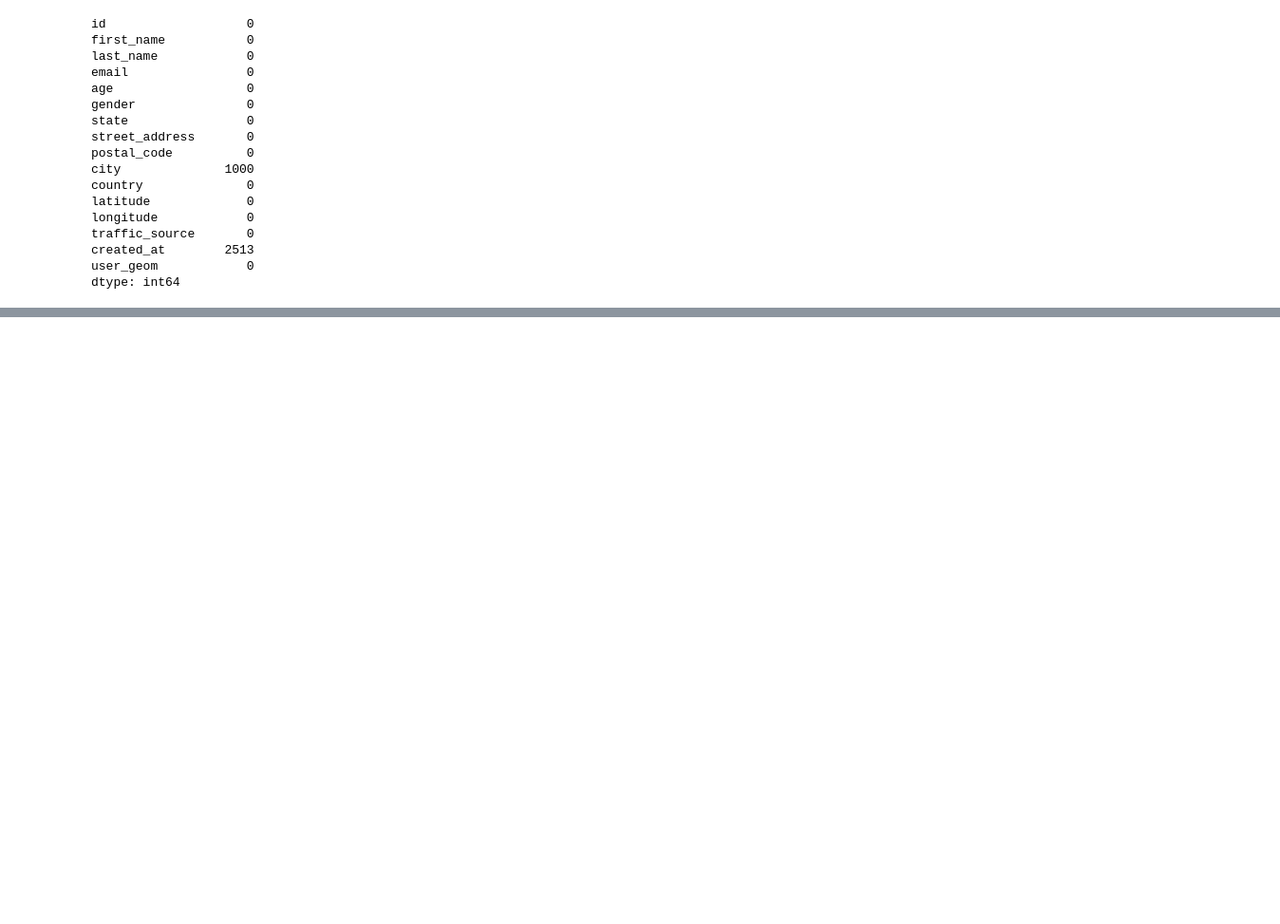
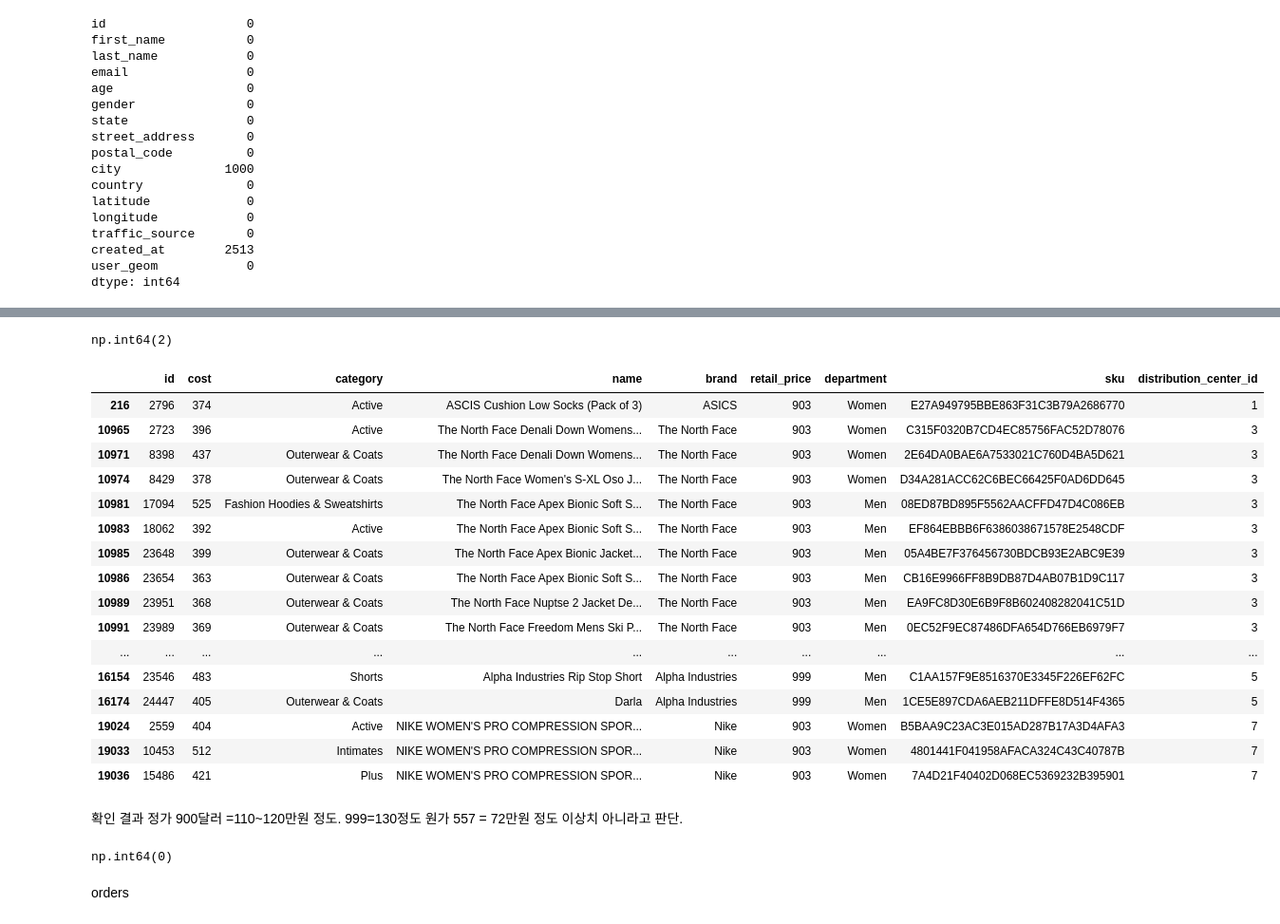
Before and after one commit to sonjiwoo-creator/lookdf, a Jupyter notebook: test.ipynb, the cells around one changed output, grey strips where cells are left out. Shown at 95% size. Saved outputs shown, nothing was run; the diff lists cells and outputs as text; code cells hidden in the pictures; blank space fills up the shorter version.

```diff
--- a/test.ipynb
+++ b/test.ipynb
@@ -1,13 +1,13 @@
 # %%
 import pandas as pd
 
-orders = pd.read_csv("./orders_202604091310.csv")
-distribution_centers = pd.read_csv("./distribution_centers_202604091311.csv")
-events = pd.read_csv("./events_202604091311.csv")
-inventory_items = pd.read_csv("./inventory_items_202604091311.csv")
-order_items = pd.read_csv("./order_items_202604091310.csv")
-products = pd.read_csv("./products_202604091309.csv")
-users = pd.read_csv("./users_202604091308.csv")
+orders = pd.read_csv("../orders_202604091310.csv")
+distribution_centers = pd.read_csv("../distribution_centers_202604091311.csv")
+events = pd.read_csv("../events_202604091311.csv")
+inventory_items = pd.read_csv("../inventory_items_202604091311.csv")
+order_items = pd.read_csv("../order_items_202604091310.csv")
+products = pd.read_csv("../products_202604091309.csv")
+users = pd.read_csv("../users_202604091308.csv")
 # %% [markdown]
 ## 날짜 컬럼 변경
 # %%
@@ -612,0 +717,37 @@ users['city'] = users['city'].fillna('Unknown')
+# %%
+(products['retail_price']<=0).sum()
+# %% [output]
+np.int64(2)
+# %%
+products[products['retail_price']>900].head(20)
+# %% [output]
+|  | id | cost | category | name | brand | retail_price | department | sku | distribution_center_id |
+| 216 | 2796 | 374 | Active | ASCIS Cushion Low Socks (Pack of 3) | ASICS | 903 | Women | E27A949795BBE863F31C3B79A2686770 | 1 |
+| 10965 | 2723 | 396 | Active | The North Face Denali Down Womens... | The North Face | 903 | Women | C315F0320B7CD4EC85756FAC52D78076 | 3 |
+| 10971 | 8398 | 437 | Outerwear & Coats | The North Face Denali Down Womens... | The North Face | 903 | Women | 2E64DA0BAE6A7533021C760D4BA5D621 | 3 |
+| 10974 | 8429 | 378 | Outerwear & Coats | The North Face Women's S-XL Oso J... | The North Face | 903 | Women | D34A281ACC62C6BEC66425F0AD6DD645 | 3 |
+| 10981 | 17094 | 525 | Fashion Hoodies & Sweatshirts | The North Face Apex Bionic Soft S... | The North Face | 903 | Men | 08ED87BD895F5562AACFFD47D4C086EB | 3 |
+| 10983 | 18062 | 392 | Active | The North Face Apex Bionic Soft S... | The North Face | 903 | Men | EF864EBBB6F6386038671578E2548CDF | 3 |
+| 10985 | 23648 | 399 | Outerwear & Coats | The North Face Apex Bionic Jacket... | The North Face | 903 | Men | 05A4BE7F376456730BDCB93E2ABC9E39 | 3 |
+| 10986 | 23654 | 363 | Outerwear & Coats | The North Face Apex Bionic Soft S... | The North Face | 903 | Men | CB16E9966FF8B9DB87D4AB07B1D9C117 | 3 |
+| 10989 | 23951 | 368 | Outerwear & Coats | The North Face Nuptse 2 Jacket De... | The North Face | 903 | Men | EA9FC8D30E6B9F8B602408282041C51D | 3 |
+| 10991 | 23989 | 369 | Outerwear & Coats | The North Face Freedom Mens Ski P... | The North Face | 903 | Men | 0EC52F9EC87486DFA654D766EB6979F7 | 3 |
+| ... | ... | ... | ... | ... | ... | ... | ... | ... | ... |
+| 16154 | 23546 | 483 | Shorts | Alpha Industries Rip Stop Short | Alpha Industries | 999 | Men | C1AA157F9E8516370E3345F226EF62FC | 5 |
+| 16174 | 24447 | 405 | Outerwear & Coats | Darla | Alpha Industries | 999 | Men | 1CE5E897CDA6AEB211DFFE8D514F4365 | 5 |
+| 19024 | 2559 | 404 | Active | NIKE WOMEN'S PRO COMPRESSION SPOR... | Nike | 903 | Women | B5BAA9C23AC3E015AD287B17A3D4AFA3 | 7 |
+| 19033 | 10453 | 512 | Intimates | NIKE WOMEN'S PRO COMPRESSION SPOR... | Nike | 903 | Women | 4801441F041958AFACA324C43C40787B | 7 |
+| 19036 | 15486 | 421 | Plus | NIKE WOMEN'S PRO COMPRESSION SPOR... | Nike | 903 | Women | 7A4D21F40402D068EC5369232B395901 | 7 |
+# %% [markdown]
+확인 결과 정가 900달러 =110~120만원 정도. 999=130정도
+원가 557 = 72만원 정도
+이상치 아니라고 판단.
+# %%
+# 'cost' 'retail_price'이상치 처리
+products_clean = products[(products['cost']>0) & (products['retail_price']>0)]
+#확인
+(products_clean['cost']<=0).sum()
+# %% [output]
+np.int64(0)
+# %% [markdown]
+orders
```
Also changed, not shown: parts of 54 cells of this notebook.
